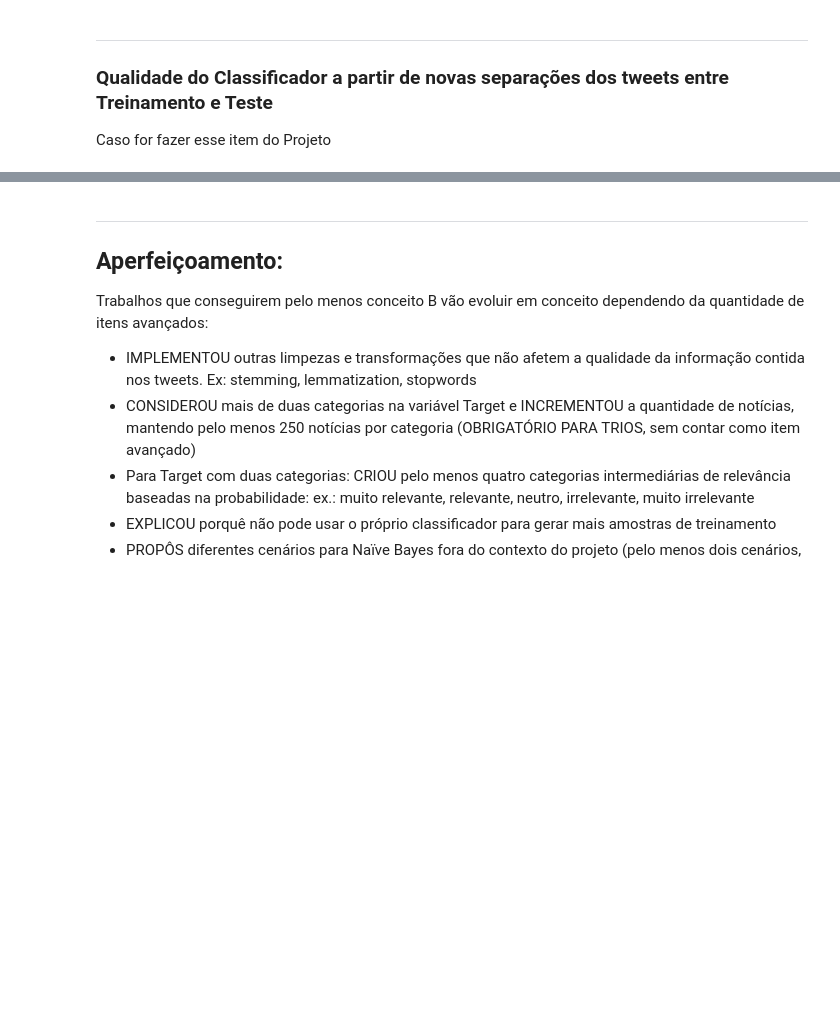
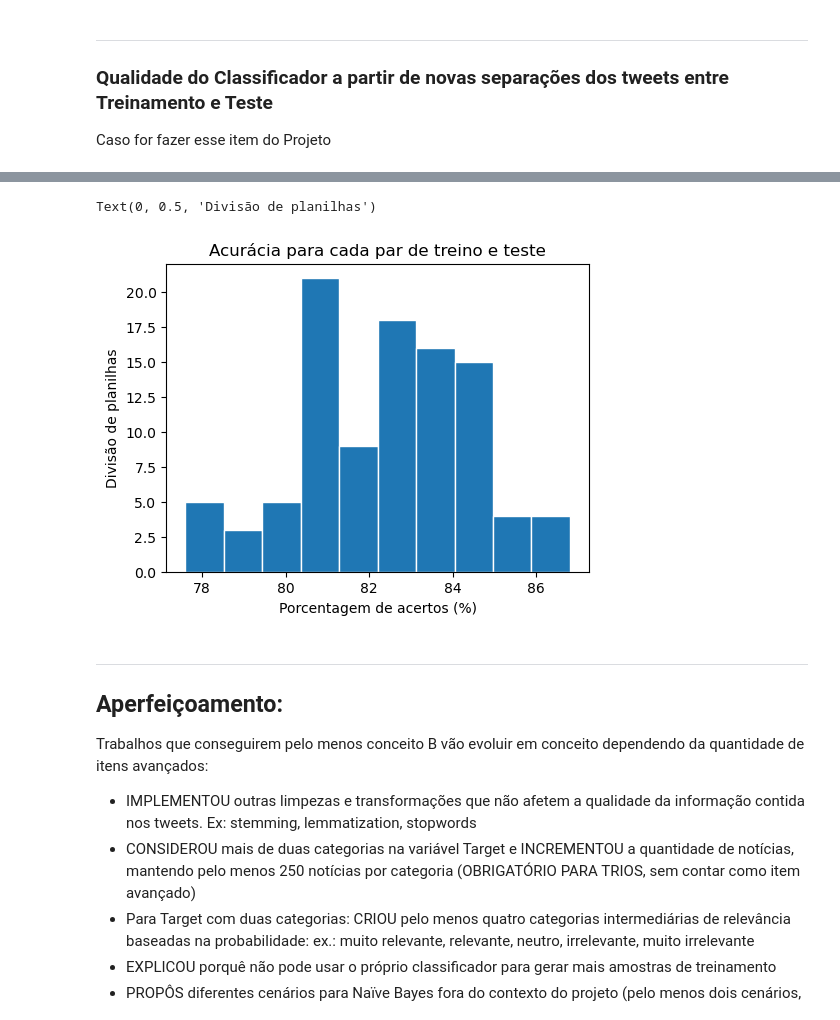
Before and after one commit to carneirogabrielly/C.DadosP1, a Jupyter notebook: gabizinha mexendo.ipynb, the cells around one changed output, grey strips where cells are left out. Drawn from its saved outputs; the diff is of its cells as text; code cells hidden in the pictures; blank space fills up the shorter version.

```diff
--- a/gabizinha mexendo.ipynb
+++ b/gabizinha mexendo.ipynb
@@ -452,4 +653,16 @@ dados_calculados
 100 rows × 7 columns
+# %%
+#Histogramas
+plt.figure(figsize=(12, 4))
+
+plt.subplot(121) # Janela gráfica com 1 linha, 2 colunas e histograma a seguir é colocado na posição 1
+plt.hist(dados_calculados["Acurácia"], edgecolor='white')
+plt.title("Acurácia para cada par de treino e teste")
+plt.xlabel('Porcentagem de acertos (%)')
+plt.ylabel('Divisão de planilhas')
+# %% [output]
+Text(0, 0.5, 'Divisão de planilhas')
+[figure, added]
 # %% [markdown]
 ___
 ## Aperfeiçoamento:
```
Also changed, not shown: parts of 35 cells of this notebook.
